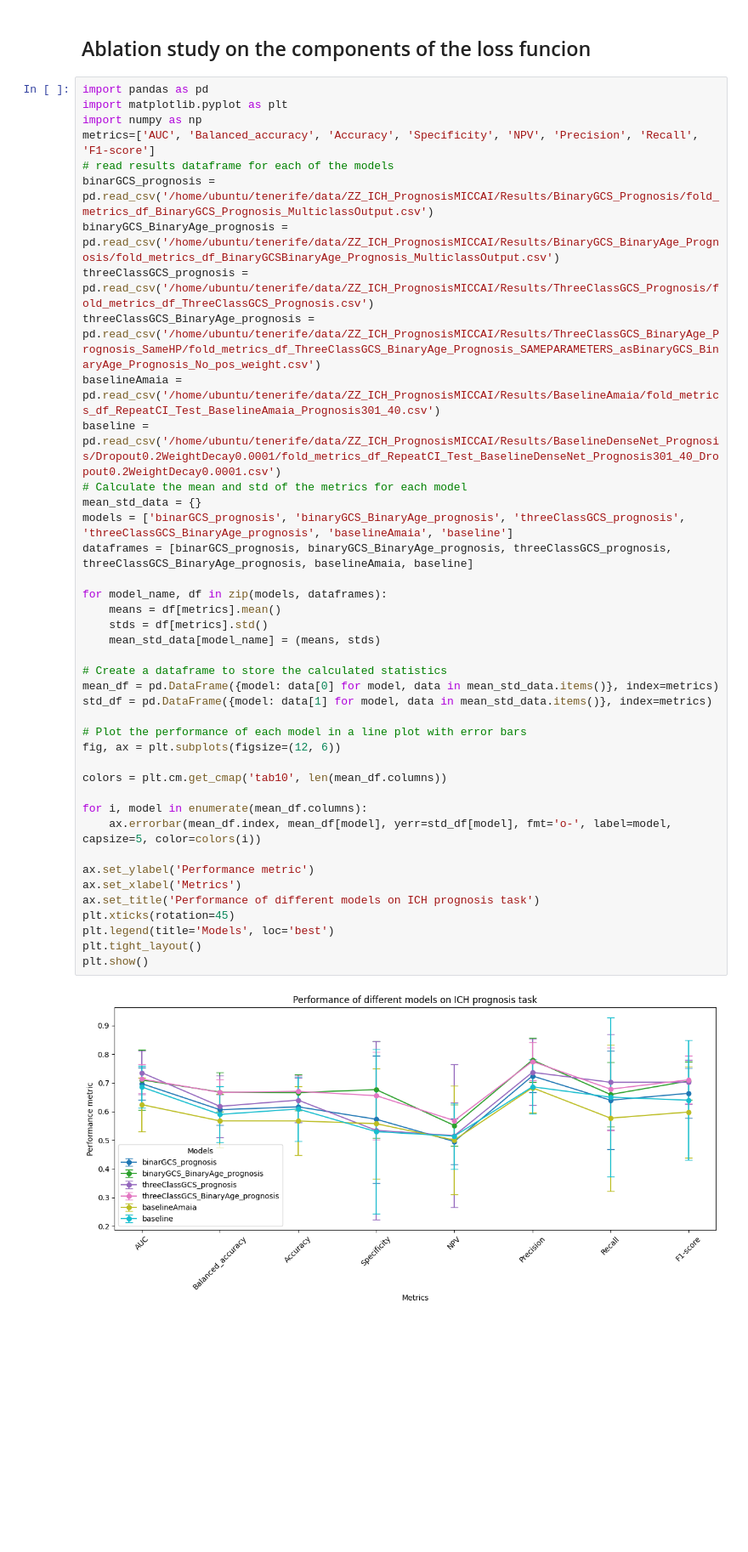
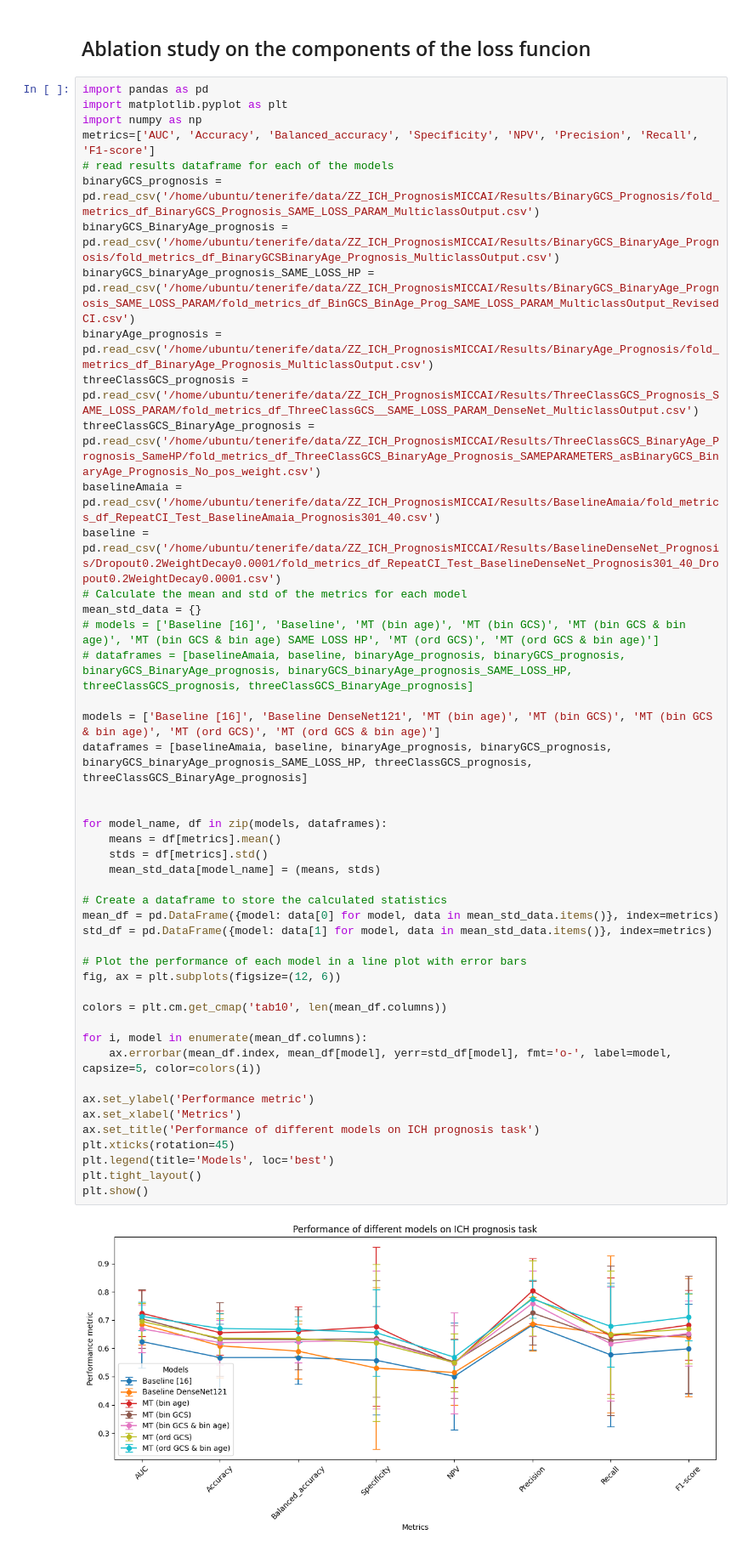
Before and after one commit to Trustworthy-AI-UU-NKI/MultitaskLearning_ICH_Prognosis, a Jupyter notebook: plotComparisonResults/AblationStudy.ipynb, the cells around one changed output. Shown at 85% size. Drawn from its saved outputs; the diff is of its cells as text; blank space fills up the shorter version.

```diff
--- a/plotComparisonResults/AblationStudy.ipynb
+++ b/plotComparisonResults/AblationStudy.ipynb
@@ -4,8 +4,10 @@
 import pandas as pd
 import matplotlib.pyplot as plt
 import numpy as np
-metrics=['AUC', 'Balanced_accuracy', 'Accuracy', 'Specificity', 'NPV', 'Precision', 'Recall', 'F1-score']
+metrics=['AUC', 'Accuracy', 'Balanced_accuracy', 'Specificity', 'NPV', 'Precision', 'Recall', 'F1-score']
 # read results dataframe for each of the models
-binarGCS_prognosis = pd.read_csv('/home/ubuntu/tenerife/data/ZZ_ICH_PrognosisMICCAI/Results/BinaryGCS_Prognosis/fold_metrics_df_BinaryGCS_Prognosis_MulticlassOutput.csv')
+binaryGCS_prognosis = pd.read_csv('/home/ubuntu/tenerife/data/ZZ_ICH_PrognosisMICCAI/Results/BinaryGCS_Prognosis/fold_metrics_df_BinaryGCS_Prognosis_SAME_LOSS_PARAM_MulticlassOutput.csv')
 binaryGCS_BinaryAge_prognosis = pd.read_csv('/home/ubuntu/tenerife/data/ZZ_ICH_PrognosisMICCAI/Results/BinaryGCS_BinaryAge_Prognosis/fold_metrics_df_BinaryGCSBinaryAge_Prognosis_MulticlassOutput.csv')
-threeClassGCS_prognosis = pd.read_csv('/home/ubuntu/tenerife/data/ZZ_ICH_PrognosisMICCAI/Results/ThreeClassGCS_Prognosis/fold_metrics_df_ThreeClassGCS_Prognosis.csv')
+binaryGCS_binaryAge_prognosis_SAME_LOSS_HP = pd.read_csv('/home/ubuntu/tenerife/data/ZZ_ICH_PrognosisMICCAI/Results/BinaryGCS_BinaryAge_Prognosis_SAME_LOSS_PARAM/fold_metrics_df_BinGCS_BinAge_Prog_SAME_LOSS_PARAM_MulticlassOutput_RevisedCI.csv')
+binaryAge_prognosis = pd.read_csv('/home/ubuntu/tenerife/data/ZZ_ICH_PrognosisMICCAI/Results/BinaryAge_Prognosis/fold_metrics_df_BinaryAge_Prognosis_MulticlassOutput.csv')
+threeClassGCS_prognosis = pd.read_csv('/home/ubuntu/tenerife/data/ZZ_ICH_PrognosisMICCAI/Results/ThreeClassGCS_Prognosis_SAME_LOSS_PARAM/fold_metrics_df_ThreeClassGCS__SAME_LOSS_PARAM_DenseNet_MulticlassOutput.csv')
@@ -13,36 +15,40 @@ threeClassGCS_BinaryAge_prognosis = pd.read_csv('/home/ubuntu/tenerife/data/ZZ_I
 baselineAmaia = pd.read_csv('/home/ubuntu/tenerife/data/ZZ_ICH_PrognosisMICCAI/Results/BaselineAmaia/fold_metrics_df_RepeatCI_Test_BaselineAmaia_Prognosis301_40.csv')
 baseline = pd.read_csv('/home/ubuntu/tenerife/data/ZZ_ICH_PrognosisMICCAI/Results/BaselineDenseNet_Prognosis/Dropout0.2WeightDecay0.0001/fold_metrics_df_RepeatCI_Test_BaselineDenseNet_Prognosis301_40_Dropout0.2WeightDecay0.0001.csv')
 # Calculate the mean and std of the metrics for each model
 mean_std_data = {}
-models = ['binarGCS_prognosis', 'binaryGCS_BinaryAge_prognosis', 'threeClassGCS_prognosis', 'threeClassGCS_BinaryAge_prognosis', 'baselineAmaia', 'baseline']
-dataframes = [binarGCS_prognosis, binaryGCS_BinaryAge_prognosis, threeClassGCS_prognosis, threeClassGCS_BinaryAge_prognosis, baselineAmaia, baseline]
+# models = ['Baseline [16]', 'Baseline', 'MT (bin age)', 'MT (bin GCS)', 'MT (bin GCS & bin age)', 'MT (bin GCS & bin age) SAME LOSS HP', 'MT (ord GCS)', 'MT (ord GCS & bin age)']
+# dataframes = [baselineAmaia, baseline, binaryAge_prognosis, binaryGCS_prognosis, binaryGCS_BinaryAge_prognosis, binaryGCS_binaryAge_prognosis_SAME_LOSS_HP, threeClassGCS_prognosis, threeClassGCS_BinaryAge_prognosis]
+
+models = ['Baseline [16]', 'Baseline DenseNet121', 'MT (bin age)', 'MT (bin GCS)', 'MT (bin GCS & bin age)', 'MT (ord GCS)', 'MT (ord GCS & bin age)']
+dataframes = [baselineAmaia, baseline, binaryAge_prognosis, binaryGCS_prognosis, binaryGCS_binaryAge_prognosis_SAME_LOSS_HP, threeClassGCS_prognosis, threeClassGCS_BinaryAge_prognosis]
+
 
 for model_name, df in zip(models, dataframes):
     means = df[metrics].mean()
     stds = df[metrics].std()
     mean_std_data[model_name] = (means, stds)
 
 # Create a dataframe to store the calculated statistics
 mean_df = pd.DataFrame({model: data[0] for model, data in mean_std_data.items()}, index=metrics)
 std_df = pd.DataFrame({model: data[1] for model, data in mean_std_data.items()}, index=metrics)
 
 # Plot the performance of each model in a line plot with error bars
 fig, ax = plt.subplots(figsize=(12, 6))
 
 colors = plt.cm.get_cmap('tab10', len(mean_df.columns))
 
 for i, model in enumerate(mean_df.columns):
     ax.errorbar(mean_df.index, mean_df[model], yerr=std_df[model], fmt='o-', label=model, capsize=5, color=colors(i))
 
 ax.set_ylabel('Performance metric')
 ax.set_xlabel('Metrics')
 ax.set_title('Performance of different models on ICH prognosis task')
 plt.xticks(rotation=45)
 plt.legend(title='Models', loc='best')
 plt.tight_layout()
 plt.show()
 # %% [output]
-[figure, old version]
+[figure, new version]
 # %%
 fig, ax = plt.subplots(figsize=(14, 8))
 
```
Also changed, not shown: parts of 2 cells of this notebook, 10 other files.
